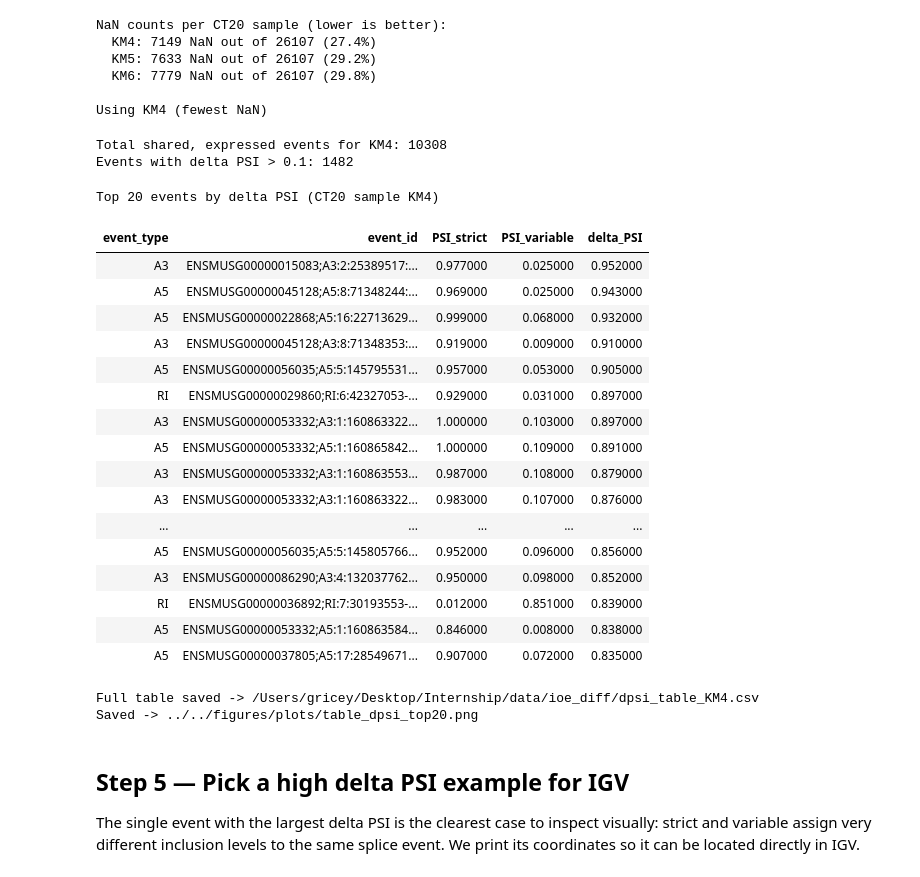
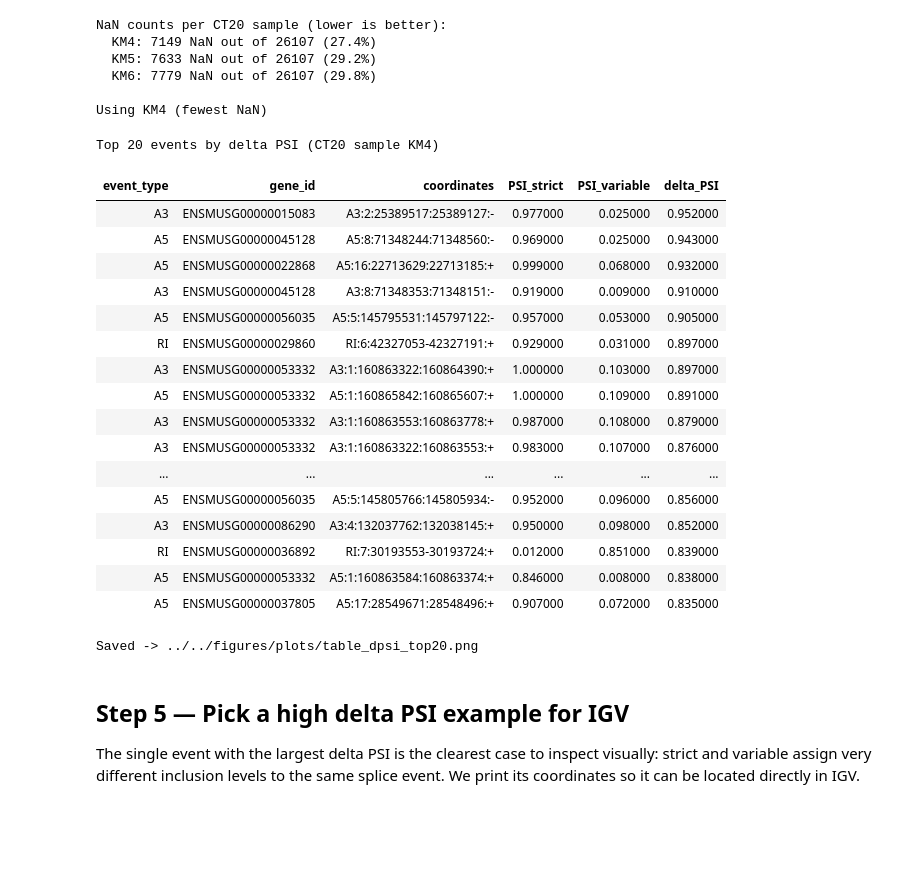
Before and after one commit to griceyrt/Internship, a Jupyter notebook: analysis/notebooks/03_psi_comparison.ipynb, the cells around one changed output. Cells and saved outputs as stored; diff of their text form; code cells hidden in the pictures; blank space fills up the shorter version.

Commit message:
table top 20

```diff
--- a/analysis/notebooks/03_psi_comparison.ipynb
+++ b/analysis/notebooks/03_psi_comparison.ipynb
@@ -297,56 +297,68 @@ for event in EVENT_TYPES:
 
     merged = strict_col.join(var1_col, how="inner")
     merged = merged.dropna()
     merged = merged[(merged["PSI_strict"] > 0) & (merged["PSI_strict"] < 1)]
     merged["delta_PSI"] = (merged["PSI_strict"] - merged["PSI_variable"]).abs()
     merged["event_type"] = event
 
     for eid, row in merged.iterrows():
         table_rows.append({
             "event_type":   event,
             "event_id":     eid,
             "PSI_strict":   round(row["PSI_strict"], 3),
             "PSI_variable": round(row["PSI_variable"], 3),
             "delta_PSI":    round(row["delta_PSI"], 3),
         })
-
+'''
 df_dpsi = pd.DataFrame(table_rows).sort_values("delta_PSI", ascending=False).reset_index(drop=True)
 print(f"Total shared, expressed events for {km}: {len(df_dpsi)}")
 print(f"Events with delta PSI > 0.1: {(df_dpsi['delta_PSI'] > 0.1).sum()}")
 
 display(style_table(df_dpsi.head(20),
                     f"Top 20 events by delta PSI (CT20 sample {km})"))
 
 df_dpsi.to_csv(f"{BASE}/ioe_diff/dpsi_table_{km}.csv", index=False)
 print(f"Full table saved -> {BASE}/ioe_diff/dpsi_table_{km}.csv")
 
 export_table_png(df_dpsi.head(20),
                  "../../figures/plots/table_dpsi_top20.png",
                  title=f"Top 20 events by delta PSI (CT20 {km})",
                  figsize=(16, 9))
+'''
+
+# Prepare a display-friendly version
+df_display = df_dpsi.head(20).copy()
+df_display["gene_id"] = df_display["event_id"].apply(lambda x: x.split(";")[0])
+df_display["coordinates"] = df_display["event_id"].apply(lambda x: x.split(";")[1])
+df_display = df_display[["event_type", "gene_id", "coordinates", "PSI_strict", "PSI_variable", "delta_PSI"]]
+
+display(style_table(df_display,
+                    f"Top 20 events by delta PSI (CT20 sample {km})"))
+
+export_table_png(df_display,
+                 "../../figures/plots/table_dpsi_top20.png",
+                 title=f"Top 20 events by delta PSI (CT20 {km})",
+                 figsize=(18, 9))
 # %% [output]
-Total shared, expressed events for KM4: 10308
-Events with delta PSI > 0.1: 1482
+Top 20 events by delta PSI (CT20 sample KM4)
+| event_type | gene_id | coordinates | PSI_strict | PSI_variable | delta_PSI |
+| A3 | ENSMUSG00000015083 | A3:2:25389517:25389127:- | 0.977000 | 0.025000 | 0.952000 |
+| A5 | ENSMUSG00000045128 | A5:8:71348244:71348560:- | 0.969000 | 0.025000 | 0.943000 |
+| A5 | ENSMUSG00000022868 | A5:16:22713629:22713185:+ | 0.999000 | 0.068000 | 0.932000 |
+| A3 | ENSMUSG00000045128 | A3:8:71348353:71348151:- | 0.919000 | 0.009000 | 0.910000 |
+| A5 | ENSMUSG00000056035 | A5:5:145795531:145797122:- | 0.957000 | 0.053000 | 0.905000 |
+| RI | ENSMUSG00000029860 | RI:6:42327053-42327191:+ | 0.929000 | 0.031000 | 0.897000 |
+| A3 | ENSMUSG00000053332 | A3:1:160863322:160864390:+ | 1.000000 | 0.103000 | 0.897000 |
+| A5 | ENSMUSG00000053332 | A5:1:160865842:160865607:+ | 1.000000 | 0.109000 | 0.891000 |
+| A3 | ENSMUSG00000053332 | A3:1:160863553:160863778:+ | 0.987000 | 0.108000 | 0.879000 |
+| A3 | ENSMUSG00000053332 | A3:1:160863322:160863553:+ | 0.983000 | 0.107000 | 0.876000 |
+| ... | ... | ... | ... | ... | ... |
+| A5 | ENSMUSG00000056035 | A5:5:145805766:145805934:- | 0.952000 | 0.096000 | 0.856000 |
+| A3 | ENSMUSG00000086290 | A3:4:132037762:132038145:+ | 0.950000 | 0.098000 | 0.852000 |
+| RI | ENSMUSG00000036892 | RI:7:30193553-30193724:+ | 0.012000 | 0.851000 | 0.839000 |
+| A5 | ENSMUSG00000053332 | A5:1:160863584:160863374:+ | 0.846000 | 0.008000 | 0.838000 |
+| A5 | ENSMUSG00000037805 | A5:17:28549671:28548496:+ | 0.907000 | 0.072000 | 0.835000 |
-Top 20 events by delta PSI (CT20 sample KM4)
+Saved -> ../../figures/plots/table_dpsi_top20.png
-| event_type | event_id | PSI_strict | PSI_variable | delta_PSI |
-| A3 | ENSMUSG00000015083;A3:2:25389517:... | 0.977000 | 0.025000 | 0.952000 |
-| A5 | ENSMUSG00000045128;A5:8:71348244:... | 0.969000 | 0.025000 | 0.943000 |
-| A5 | ENSMUSG00000022868;A5:16:22713629... | 0.999000 | 0.068000 | 0.932000 |
-| A3 | ENSMUSG00000045128;A3:8:71348353:... | 0.919000 | 0.009000 | 0.910000 |
-| A5 | ENSMUSG00000056035;A5:5:145795531... | 0.957000 | 0.053000 | 0.905000 |
-| RI | ENSMUSG00000029860;RI:6:42327053-... | 0.929000 | 0.031000 | 0.897000 |
-| A3 | ENSMUSG00000053332;A3:1:160863322... | 1.000000 | 0.103000 | 0.897000 |
-| A5 | ENSMUSG00000053332;A5:1:160865842... | 1.000000 | 0.109000 | 0.891000 |
-| A3 | ENSMUSG00000053332;A3:1:160863553... | 0.987000 | 0.108000 | 0.879000 |
-| A3 | ENSMUSG00000053332;A3:1:160863322... | 0.983000 | 0.107000 | 0.876000 |
-| ... | ... | ... | ... | ... |
-| A5 | ENSMUSG00000056035;A5:5:145805766... | 0.952000 | 0.096000 | 0.856000 |
-| A3 | ENSMUSG00000086290;A3:4:132037762... | 0.950000 | 0.098000 | 0.852000 |
-| RI | ENSMUSG00000036892;RI:7:30193553-... | 0.012000 | 0.851000 | 0.839000 |
-| A5 | ENSMUSG00000053332;A5:1:160863584... | 0.846000 | 0.008000 | 0.838000 |
-| A5 | ENSMUSG00000037805;A5:17:28549671... | 0.907000 | 0.072000 | 0.835000 |
-Full table saved -> /Users/gricey/Desktop/Internship/data/ioe_diff/dpsi_table_KM4.csv
-Saved -> ../../figures/plots/table_dpsi_top20.png
 # %% [markdown]
 ## Step 5 — Pick a high delta PSI example for IGV
 
```
Also changed, not shown: 2 other files.
